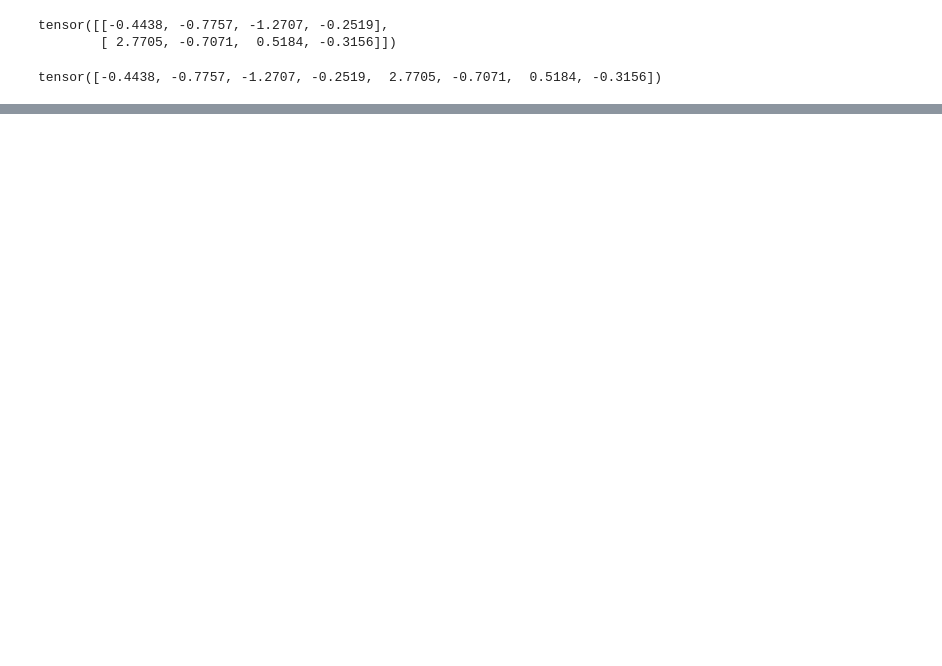
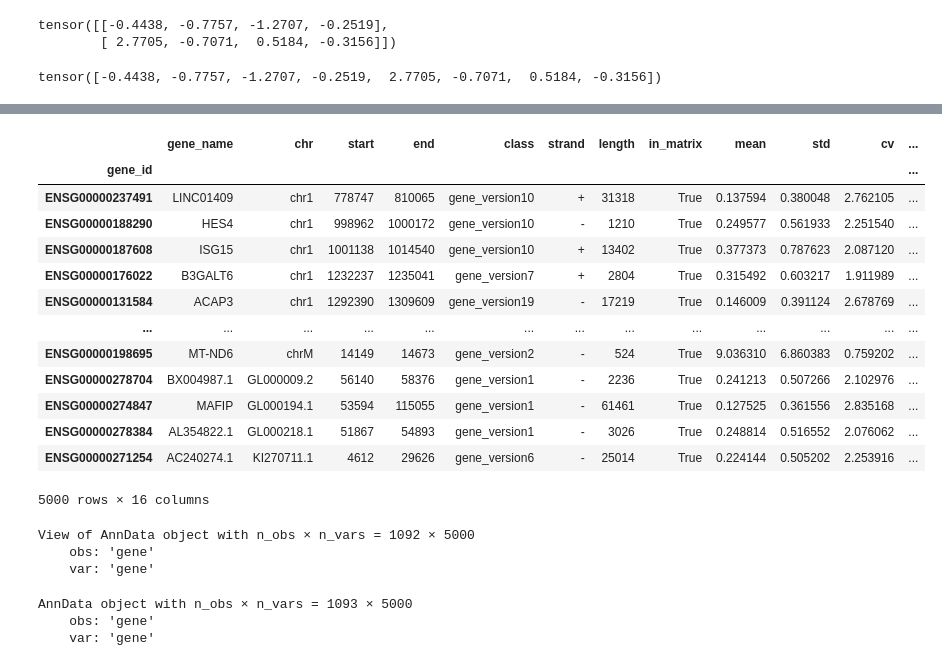
Before and after one commit to synthetic-tensors/caduceus, a Jupyter notebook: crispr_data_wrangling.ipynb, the cells around one changed output, grey strips where cells are left out. Drawn from its saved outputs; the diff is of its cells as text; code cells hidden in the pictures; blank space fills up the shorter version.

```diff
--- a/crispr_data_wrangling.ipynb
+++ b/crispr_data_wrangling.ipynb
@@ -929,0 +957,3 @@ plt.hist(laf)
+# %%
+import anndata as ad
+gears_rep = ad.read_h5ad('./data/gears/replogle_k562_essential/perturb_processed.h5ad')
@@ -929,0 +976,2 @@ plt.hist(laf)
+# %%
+gears_rep.index = gears_rep.obs.condition
@@ -929,0 +1001,17 @@ plt.hist(laf)
+# %%
+gears_rep.var
+# %% [output]
+|  | gene_name | chr | start | end | class | strand | length | in_matrix | mean | std | cv | ... |
+| gene_id |  |  |  |  |  |  |  |  |  |  |  | ... |
+| ENSG00000237491 | LINC01409 | chr1 | 778747 | 810065 | gene_version10 | + | 31318 | True | 0.137594 | 0.380048 | 2.762105 | ... |
+| ENSG00000188290 | HES4 | chr1 | 998962 | 1000172 | gene_version10 | - | 1210 | True | 0.249577 | 0.561933 | 2.251540 | ... |
+| ENSG00000187608 | ISG15 | chr1 | 1001138 | 1014540 | gene_version10 | + | 13402 | True | 0.377373 | 0.787623 | 2.087120 | ... |
+| ENSG00000176022 | B3GALT6 | chr1 | 1232237 | 1235041 | gene_version7 | + | 2804 | True | 0.315492 | 0.603217 | 1.911989 | ... |
+| ENSG00000131584 | ACAP3 | chr1 | 1292390 | 1309609 | gene_version19 | - | 17219 | True | 0.146009 | 0.391124 | 2.678769 | ... |
+| ... | ... | ... | ... | ... | ... | ... | ... | ... | ... | ... | ... | ... |
+| ENSG00000198695 | MT-ND6 | chrM | 14149 | 14673 | gene_version2 | - | 524 | True | 9.036310 | 6.860383 | 0.759202 | ... |
+| ENSG00000278704 | BX004987.1 | GL000009.2 | 56140 | 58376 | gene_version1 | - | 2236 | True | 0.241213 | 0.507266 | 2.102976 | ... |
+| ENSG00000274847 | MAFIP | GL000194.1 | 53594 | 115055 | gene_version1 | - | 61461 | True | 0.127525 | 0.361556 | 2.835168 | ... |
+| ENSG00000278384 | AL354822.1 | GL000218.1 | 51867 | 54893 | gene_version1 | - | 3026 | True | 0.248814 | 0.516552 | 2.076062 | ... |
+| ENSG00000271254 | AC240274.1 | KI270711.1 | 4612 | 29626 | gene_version6 | - | 25014 | True | 0.224144 | 0.505202 | 2.253916 | ... |
+5000 rows × 16 columns
@@ -929,0 +1024,12 @@ plt.hist(laf)
+# %%
+adata[adata.obs.gene != 'ctrl']
+# %% [output]
+View of AnnData object with n_obs × n_vars = 1092 × 5000
+    obs: 'gene'
+    var: 'gene'
+# %%
+adata
+# %% [output]
+AnnData object with n_obs × n_vars = 1093 × 5000
+    obs: 'gene'
+    var: 'gene'
```
Also changed, not shown: parts of 36 cells of this notebook, 3 other files.
